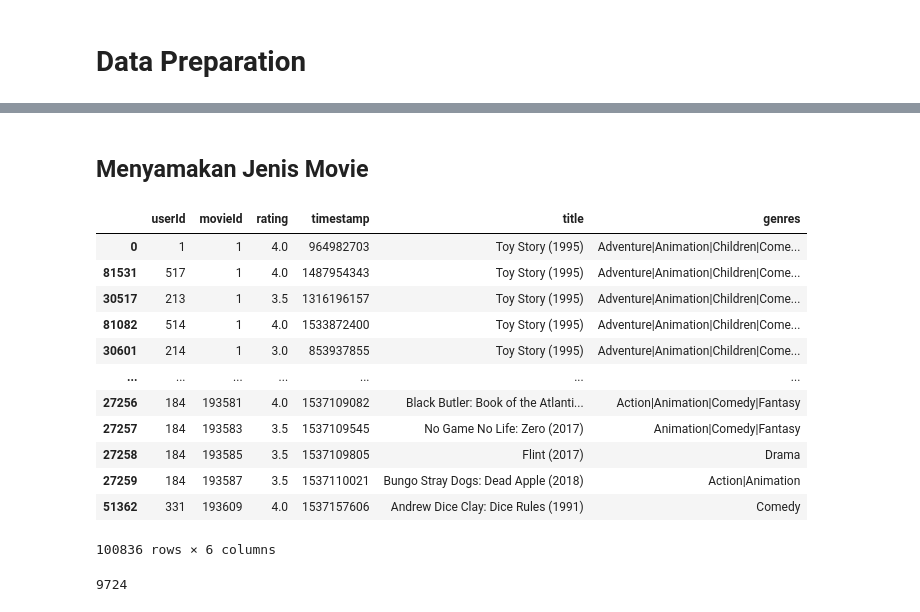
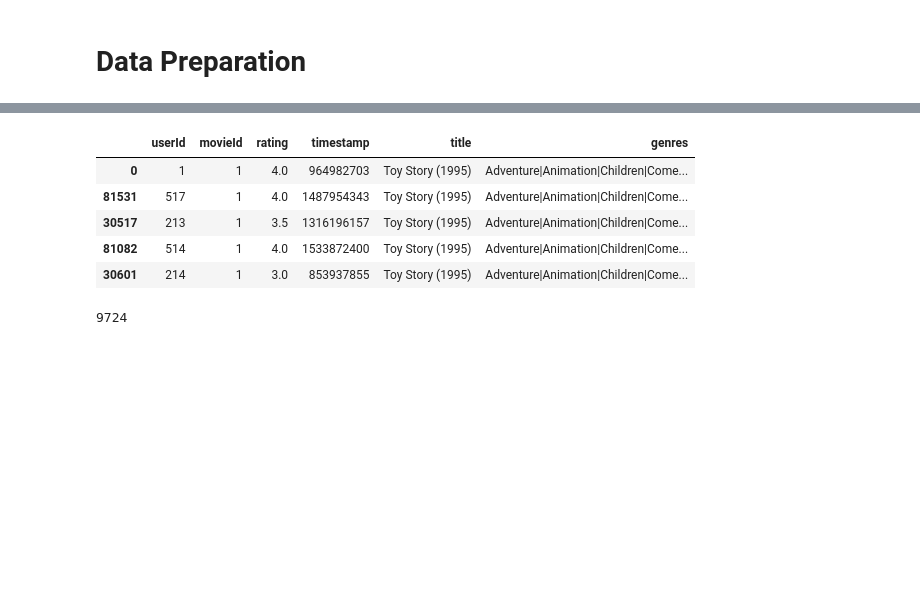
Before and after one commit to farhanriyandi/Sistem-Rekomendasi, a Jupyter notebook: Sistem_Rekomendasi_Movie.ipynb, the cells around one changed output, grey strips where cells are left out. Drawn from its saved outputs; the diff is of its cells as text; code cells hidden in the pictures; blank space fills up the shorter version.

```diff
--- a/Sistem_Rekomendasi_Movie.ipynb
+++ b/Sistem_Rekomendasi_Movie.ipynb
@@ -182,23 +149,14 @@ dtype: int64
-# %% [markdown]
-## Menyamakan Jenis Movie
 # %%
 # Mengurutkan movie berdasarkan movieID kemudian memasukkannya ke dalam variabel fix_movie
 fix_movie = movies.sort_values('movieId', ascending=True)
-fix_movie
+fix_movie.head()
 # %% [output]
 |  | userId | movieId | rating | timestamp | title | genres |
 | 0 | 1 | 1 | 4.0 | 964982703 | Toy Story (1995) | Adventure|Animation|Children|Come... |
 | 81531 | 517 | 1 | 4.0 | 1487954343 | Toy Story (1995) | Adventure|Animation|Children|Come... |
 | 30517 | 213 | 1 | 3.5 | 1316196157 | Toy Story (1995) | Adventure|Animation|Children|Come... |
 | 81082 | 514 | 1 | 4.0 | 1533872400 | Toy Story (1995) | Adventure|Animation|Children|Come... |
 | 30601 | 214 | 1 | 3.0 | 853937855 | Toy Story (1995) | Adventure|Animation|Children|Come... |
-| ... | ... | ... | ... | ... | ... | ... |
-| 27256 | 184 | 193581 | 4.0 | 1537109082 | Black Butler: Book of the Atlanti... | Action|Animation|Comedy|Fantasy |
-| 27257 | 184 | 193583 | 3.5 | 1537109545 | No Game No Life: Zero (2017) | Animation|Comedy|Fantasy |
-| 27258 | 184 | 193585 | 3.5 | 1537109805 | Flint (2017) | Drama |
-| 27259 | 184 | 193587 | 3.5 | 1537110021 | Bungo Stray Dogs: Dead Apple (2018) | Action|Animation |
-| 51362 | 331 | 193609 | 4.0 | 1537157606 | Andrew Dice Clay: Dice Rules (1991) | Comedy |
-100836 rows × 6 columns
 # %%
 # Mengecek berapa jumlah fix_movie
 len(fix_movie.movieId.unique())
```
Also changed, not shown: parts of 24 cells of this notebook, 1 other file.
